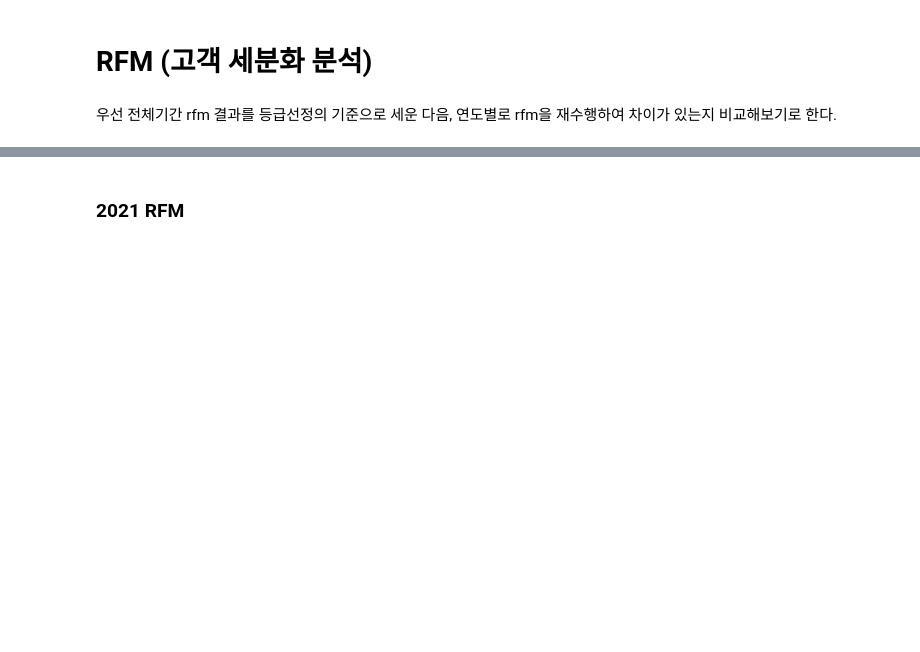
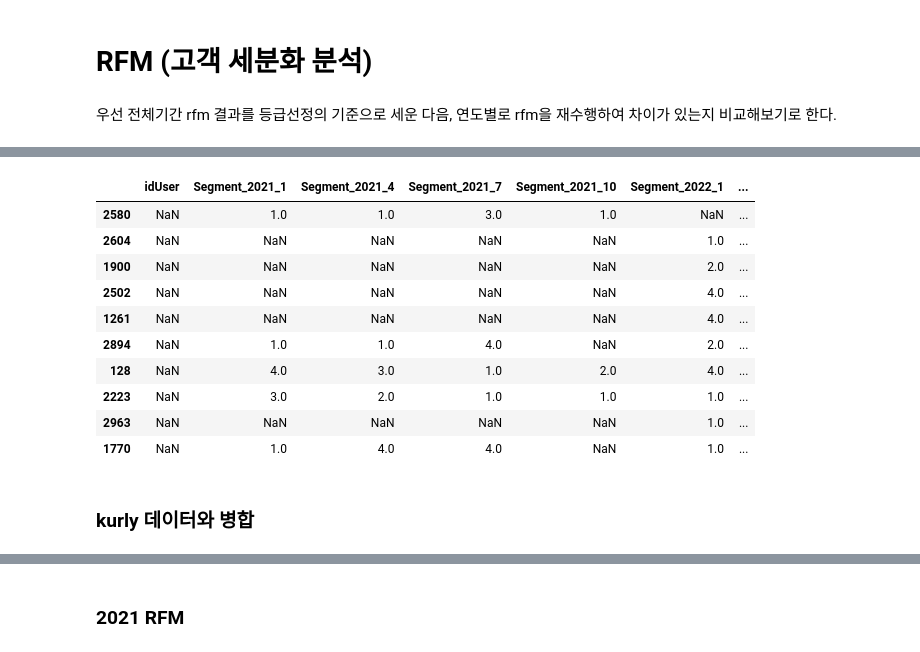
Before and after one commit to Seojiii/kurly_project, a Jupyter notebook: 0318_HY_RFM3.ipynb, the cells around one changed output, grey strips where cells are left out. Saved outputs shown, nothing was run; the diff lists cells and outputs as text; code cells hidden in the pictures; blank space fills up the shorter version.

```diff
--- a/0318_HY_RFM3.ipynb
+++ b/0318_HY_RFM3.ipynb
@@ -214,0 +318,20 @@ segment_counts_sorted_df = segment_counts_df.sort_values(by='Count', ascending=F
+# %%
+# 각 세그먼트를 숫자로 변환하는 함수 정의
+def segment_to_numeric(segment):
+    if segment == '숲':
+        return 1
+    elif segment == '나무':
+        return 2
+    elif segment == '새싹':
+        return 3
+    elif segment == '씨앗':
+        return 4
+    else:
+        return np.nan
+
+# 각 컬럼에 대해 숫자로 변환 적용
+merge_rfm_var = rfm_result_df.copy()
+for col in merge_rfm_var.columns:
+    merge_rfm_var[col] = merge_rfm_var[col].apply(segment_to_numeric)
+
+merge_rfm_var.head()
@@ -214,0 +345,31 @@ segment_counts_sorted_df = segment_counts_df.sort_values(by='Count', ascending=F
+# %%
+# 변동 지수 계산 함수 정의
+def variability_index(row):
+    # 해당 유저의 Customer Segment 데이터 추출
+    segments = row[[col for col in rfm_result_df.columns if 'Segment' in col]]
+
+    # 표준편차와 평균 계산
+    std_dev = np.std(segments)
+    mean = np.mean(segments)
+
+    # 변동 지수 계산
+    return (std_dev / mean).round(3)
+
+# 각 유저의 변동 지수 계산
+merge_rfm_var['Variability'] = merge_rfm_var.apply(variability_index, axis=1)
+
+merge_rfm_var.sort_values('Variability', ascending=False).head(10)
+# %% [output]
+|  | idUser | Segment_2021_1 | Segment_2021_4 | Segment_2021_7 | Segment_2021_10 | Segment_2022_1 | ... |
+| 2580 | NaN | 1.0 | 1.0 | 3.0 | 1.0 | NaN | ... |
+| 2604 | NaN | NaN | NaN | NaN | NaN | 1.0 | ... |
+| 1900 | NaN | NaN | NaN | NaN | NaN | 2.0 | ... |
+| 2502 | NaN | NaN | NaN | NaN | NaN | 4.0 | ... |
+| 1261 | NaN | NaN | NaN | NaN | NaN | 4.0 | ... |
+| 2894 | NaN | 1.0 | 1.0 | 4.0 | NaN | 2.0 | ... |
+| 128 | NaN | 4.0 | 3.0 | 1.0 | 2.0 | 4.0 | ... |
+| 2223 | NaN | 3.0 | 2.0 | 1.0 | 1.0 | 1.0 | ... |
+| 2963 | NaN | NaN | NaN | NaN | NaN | 1.0 | ... |
+| 1770 | NaN | 1.0 | 4.0 | 4.0 | NaN | 1.0 | ... |
+# %% [markdown]
+### kurly 데이터와 병합
```
Also changed, not shown: parts of 25 cells of this notebook.
